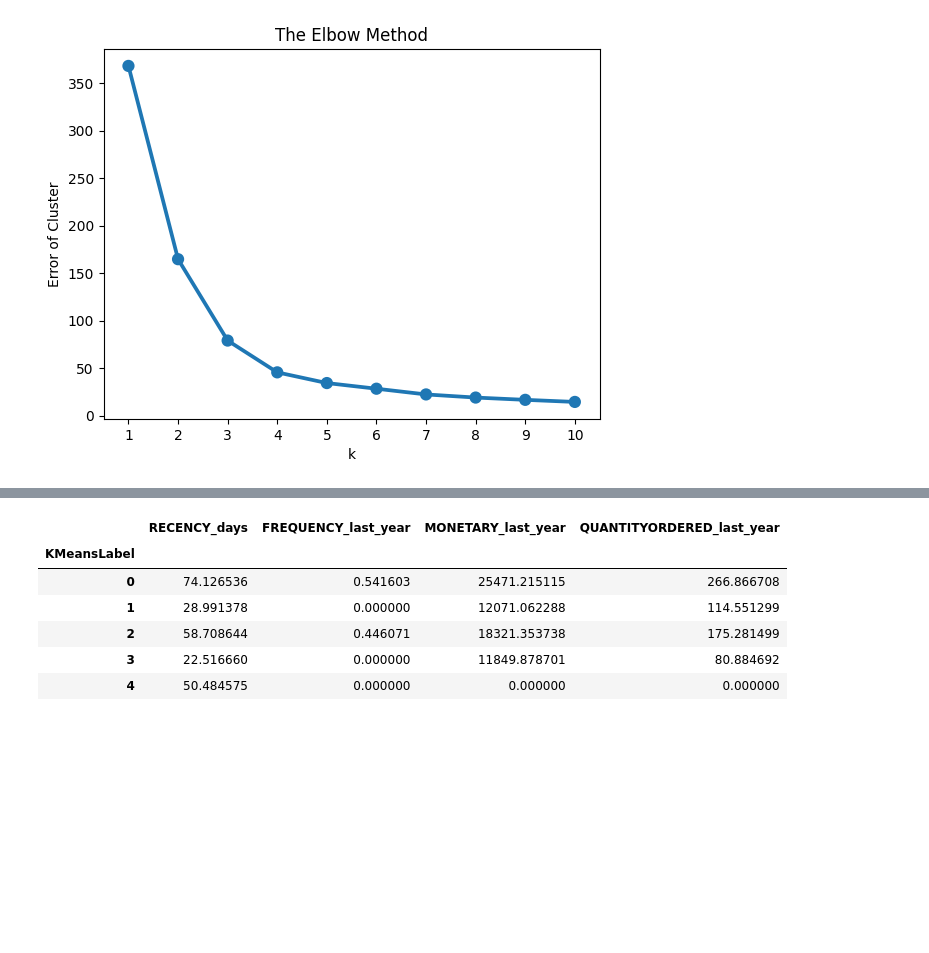
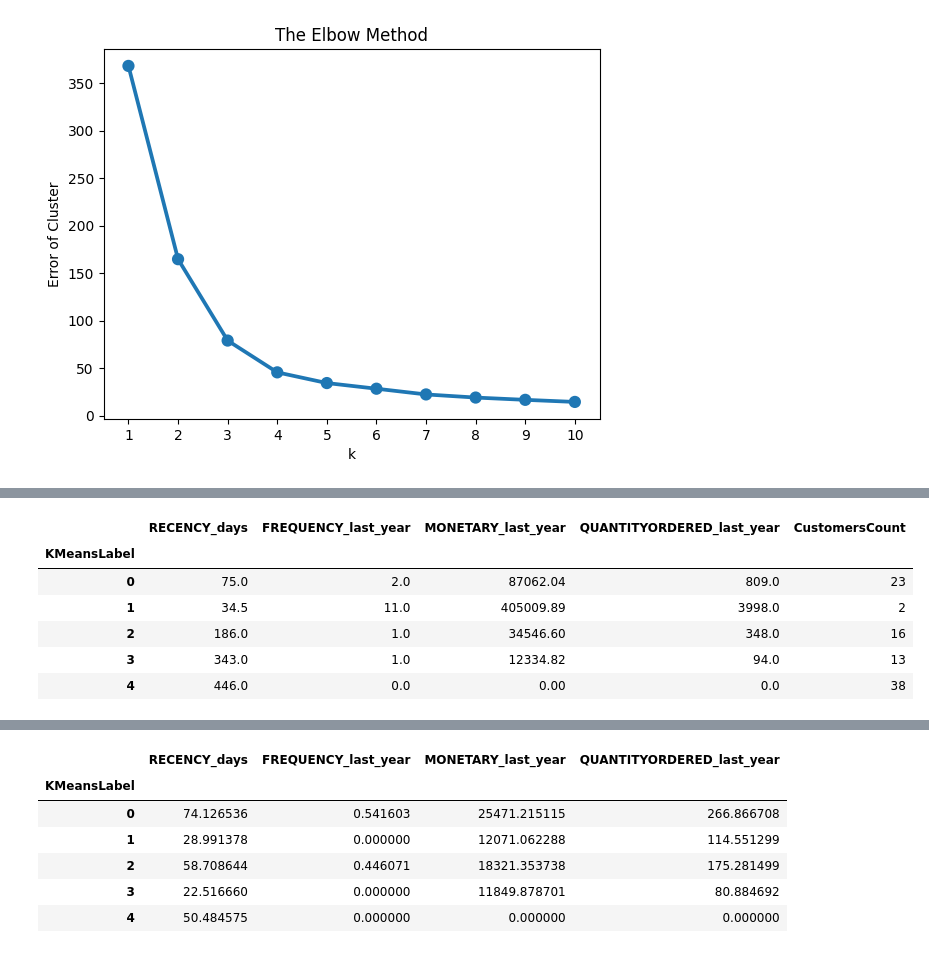
Before and after one commit to cgn00/Customer_Segmentation, a Jupyter notebook: customer_segmentation.ipynb, the cells around one changed output, grey strips where cells are left out. Saved outputs shown, nothing was run; the diff lists cells and outputs as text; code cells hidden in the pictures; blank space fills up the shorter version.

```diff
--- a/customer_segmentation.ipynb
+++ b/customer_segmentation.ipynb
@@ -756,0 +779,28 @@ customer_clusters_summarize.assign(CustomersCount=np.unique(rfm_df["KMeansLabel"
+# %%
+# Create the axis_names dictionary
+axis_names = dict(x1 = "RECENCY_days",
+                  y1 = "FREQUENCY_last_year",
+                  z1 = "MONETARY_last_year",
+                  x2 = "RECENCY_days",
+                  y2 = "QUANTITYORDERED_last_year",
+                  z2 = "MONETARY_last_year")
+
+# Plot two 3D scatter plots to visualize the relationship between the axes, colored by cluster label
+visualize_clusters(customer_df,axis_names=axis_names, color="KMeansLabel")
+
+# Calculate summary statistics for each cluster
+customer_clusters_summarize = customer_df.groupby("KMeansLabel")[["RECENCY_days", "FREQUENCY_last_year", "MONETARY_last_year", "QUANTITYORDERED_last_year"]].median()
+
+# Add the number of customers in each cluster to the summary DataFrame
+customer_clusters_summarize = customer_clusters_summarize.assign(CustomersCount=np.bincount(kmeans_clustering.labels_))
+
+# Visualize the summary of each cluster of customers
+customer_clusters_summarize
+# %% [output]
+|  | RECENCY_days | FREQUENCY_last_year | MONETARY_last_year | QUANTITYORDERED_last_year | CustomersCount |
+| KMeansLabel |  |  |  |  |  |
+| 0 | 75.0 | 2.0 | 87062.04 | 809.0 | 23 |
+| 1 | 34.5 | 11.0 | 405009.89 | 3998.0 | 2 |
+| 2 | 186.0 | 1.0 | 34546.60 | 348.0 | 16 |
+| 3 | 343.0 | 1.0 | 12334.82 | 94.0 | 13 |
+| 4 | 446.0 | 0.0 | 0.00 | 0.0 | 38 |
```
Also changed, not shown: parts of 19 cells of this notebook.
